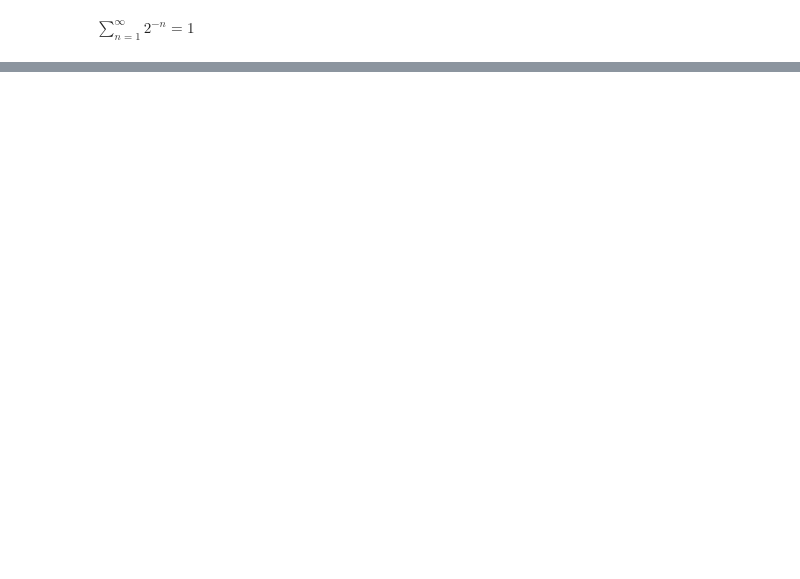
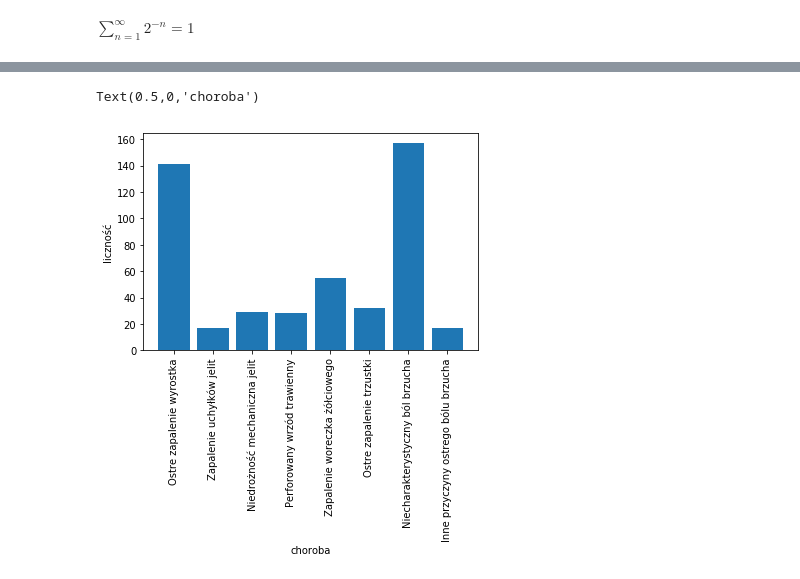
Before and after one commit to matbur/inz, a Jupyter notebook: feature-selection.ipynb, the cells around one changed output, grey strips where cells are left out. Saved outputs shown, nothing was run; the diff lists cells and outputs as text; code cells hidden in the pictures; blank space fills up the shorter version.

```diff
--- a/feature-selection.ipynb
+++ b/feature-selection.ipynb
@@ -283,0 +382,4 @@ $
+# %%
+c = Counter(y)
+od = OrderedDict(c)
+od
@@ -283,0 +395,7 @@ $
+# %%
+import json
+
+with open('./data/labels.json') as f:
+    labels = json.load(f)
+
+labels
@@ -283,0 +411,10 @@ $
+# %%
+x = np.arange(len(od)) + 1
+plt.bar(x, od.values())
+plt.xticks(x, labels, rotation=90)
+plt.ylabel('liczność')
+plt.xlabel('choroba')
+plt.title('Histogram chorób')
+# %% [output]
+Text(0.5,0,'choroba')
+[figure, added]
```
Also changed, not shown: parts of 15 cells of this notebook.
